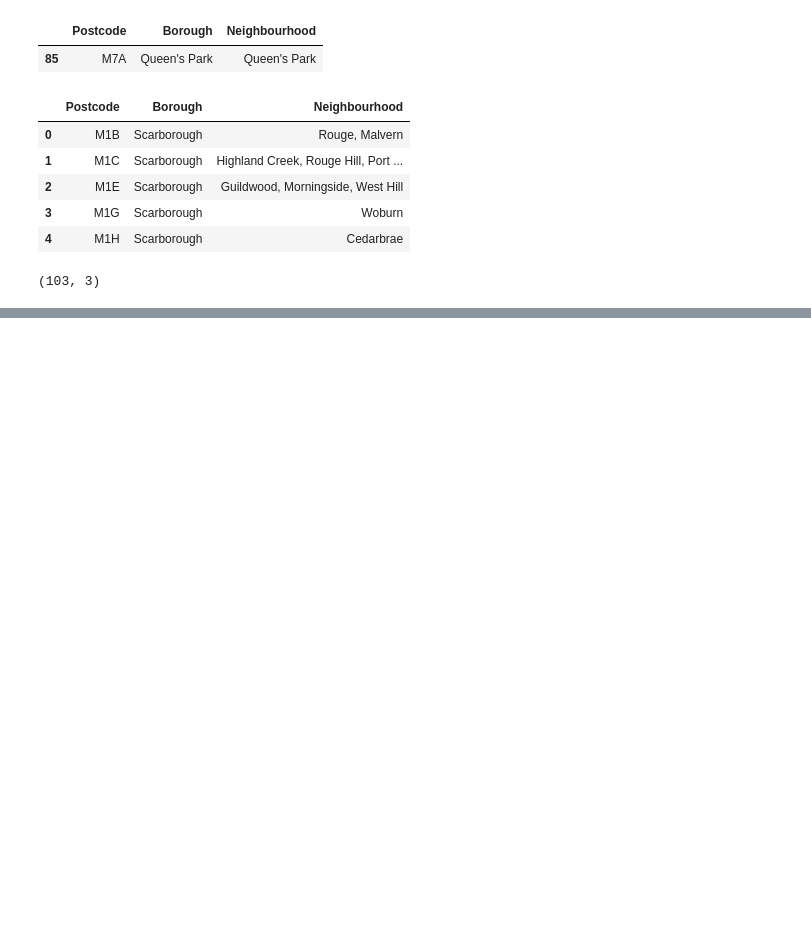
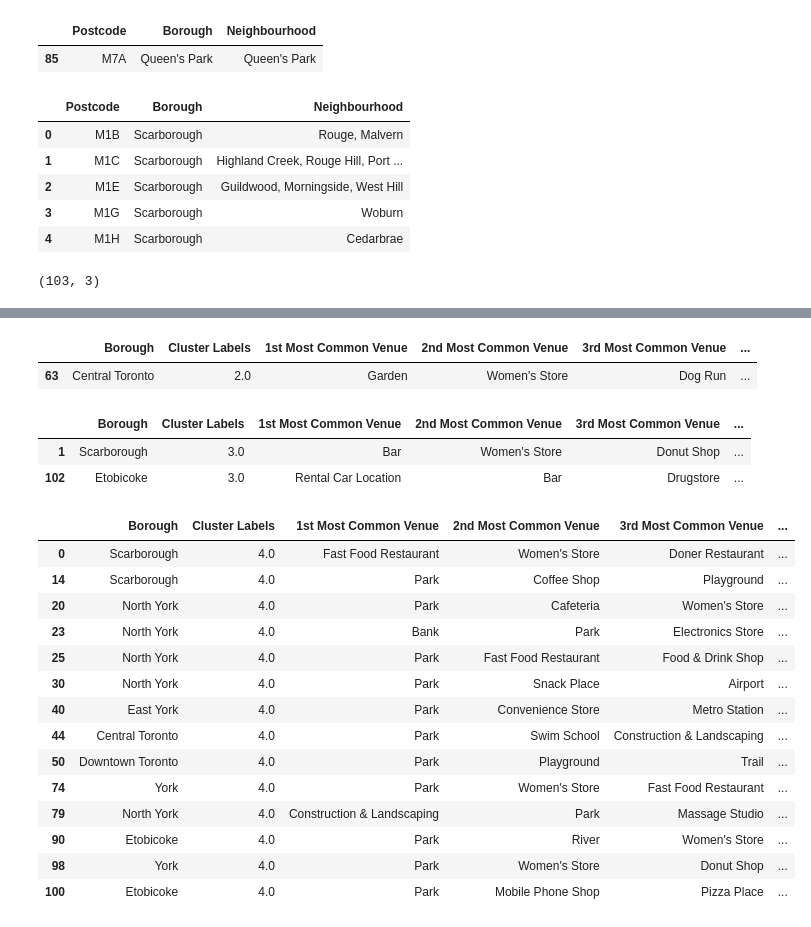
Before and after one commit to WombatPower/Coursera_Capstone, a Jupyter notebook: NeighborhoodsInToronto.ipynb, the cells around one changed output, grey strips where cells are left out. Cells and saved outputs as stored; diff of their text form; code cells hidden in the pictures; blank space fills up the shorter version.

```diff
--- a/NeighborhoodsInToronto.ipynb
+++ b/NeighborhoodsInToronto.ipynb
@@ -80,0 +470,29 @@ print (df_regions_clean.shape)
+# %%
+toronto_merged.loc[toronto_merged['Cluster Labels'] == 2, toronto_merged.columns[[1] + list(range(5, toronto_merged.shape[1]))]]
+# %% [output]
+|  | Borough | Cluster Labels | 1st Most Common Venue | 2nd Most Common Venue | 3rd Most Common Venue | ... |
+| 63 | Central Toronto | 2.0 | Garden | Women's Store | Dog Run | ... |
+# %%
+toronto_merged.loc[toronto_merged['Cluster Labels'] == 3, toronto_merged.columns[[1] + list(range(5, toronto_merged.shape[1]))]]
+# %% [output]
+|  | Borough | Cluster Labels | 1st Most Common Venue | 2nd Most Common Venue | 3rd Most Common Venue | ... |
+| 1 | Scarborough | 3.0 | Bar | Women's Store | Donut Shop | ... |
+| 102 | Etobicoke | 3.0 | Rental Car Location | Bar | Drugstore | ... |
+# %%
+toronto_merged.loc[toronto_merged['Cluster Labels'] == 4, toronto_merged.columns[[1] + list(range(5, toronto_merged.shape[1]))]]
+# %% [output]
+|  | Borough | Cluster Labels | 1st Most Common Venue | 2nd Most Common Venue | 3rd Most Common Venue | ... |
+| 0 | Scarborough | 4.0 | Fast Food Restaurant | Women's Store | Doner Restaurant | ... |
+| 14 | Scarborough | 4.0 | Park | Coffee Shop | Playground | ... |
+| 20 | North York | 4.0 | Park | Cafeteria | Women's Store | ... |
+| 23 | North York | 4.0 | Bank | Park | Electronics Store | ... |
+| 25 | North York | 4.0 | Park | Fast Food Restaurant | Food & Drink Shop | ... |
+| 30 | North York | 4.0 | Park | Snack Place | Airport | ... |
+| 40 | East York | 4.0 | Park | Convenience Store | Metro Station | ... |
+| 44 | Central Toronto | 4.0 | Park | Swim School | Construction & Landscaping | ... |
+| 50 | Downtown Toronto | 4.0 | Park | Playground | Trail | ... |
+| 74 | York | 4.0 | Park | Women's Store | Fast Food Restaurant | ... |
+| 79 | North York | 4.0 | Construction & Landscaping | Park | Massage Studio | ... |
+| 90 | Etobicoke | 4.0 | Park | River | Women's Store | ... |
+| 98 | York | 4.0 | Park | Women's Store | Donut Shop | ... |
+| 100 | Etobicoke | 4.0 | Park | Mobile Phone Shop | Pizza Place | ... |
```
Also changed, not shown: parts of 25 cells of this notebook.
